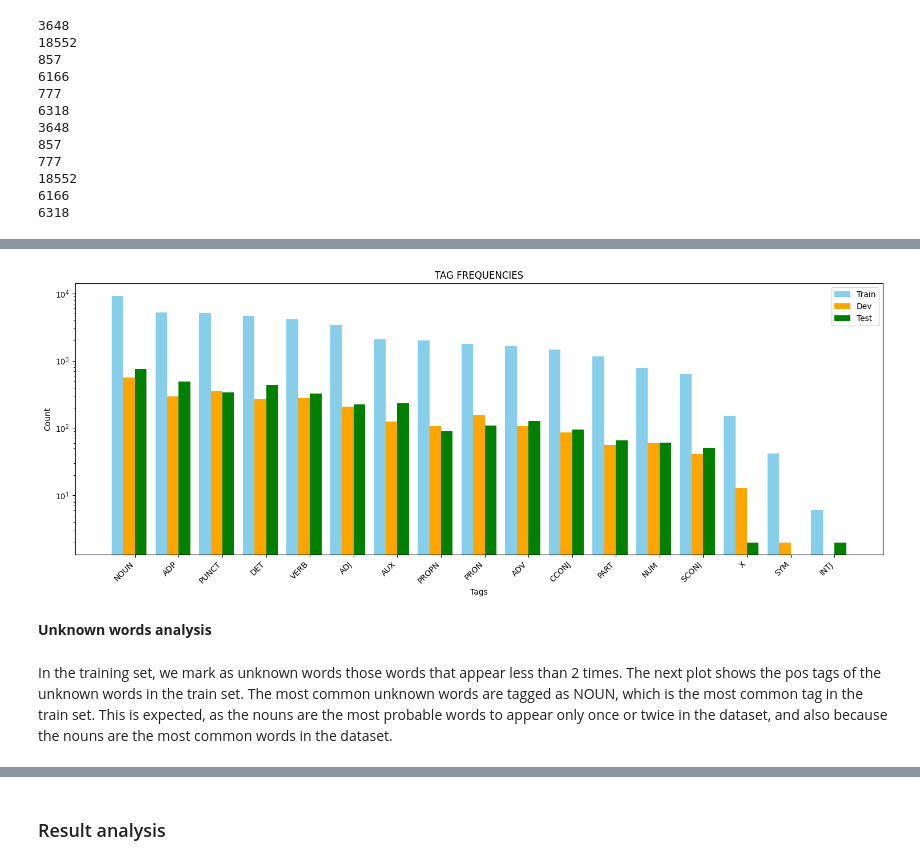
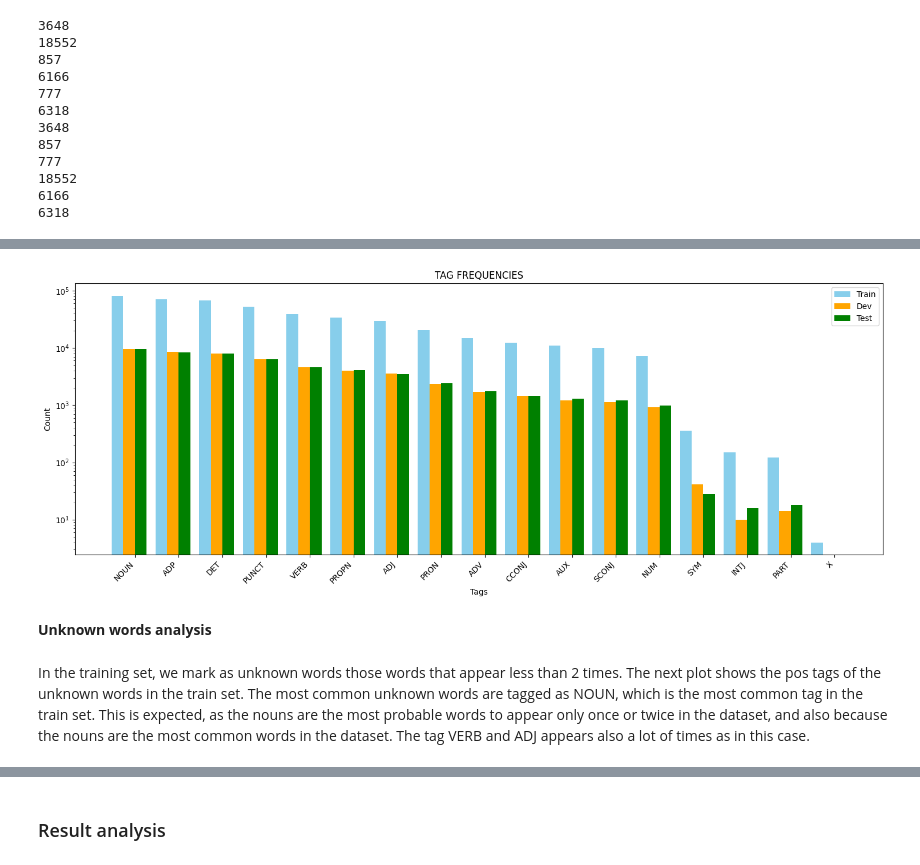
Before and after one commit to Maits27/Computational_syntax, a Jupyter notebook: resultAnalysis.ipynb, the cells around one changed output, grey strips where cells are left out. Drawn from its saved outputs; the diff is of its cells as text; code cells hidden in the pictures.

```diff
--- a/resultAnalysis.ipynb
+++ b/resultAnalysis.ipynb
@@ -271,12 +277,12 @@ transition_matrix(transitions)
 # %%
-data = {'train' : counts_trains['English']['tags'],
-        'dev' : counts_dev['English']['tags'],
-        'test' : counts_test['English']['tags']}
+data = {'train' : counts_trains['Spanish']['tags'],
+        'dev' : counts_dev['Spanish']['tags'],
+        'test' : counts_test['Spanish']['tags']}
 plot_subsets_comparison(data, "TAG FREQUENCIES")
 # %% [output]
-[figure, old version]
+[figure, new version]
 # %% [markdown]
 **Unknown words analysis**
 # %% [markdown]
-In the training set, we mark as unknown words those words that appear less than 2 times. The next plot shows the pos tags of the unknown words in the train set. The most common unknown words are tagged as NOUN, which is the most common tag in the train set. This is expected, as the nouns are the most probable words to appear only once or twice in the dataset, and also because the nouns are the most common words in the dataset.
+In the training set, we mark as unknown words those words that appear less than 2 times. The next plot shows the pos tags of the unknown words in the train set. The most common unknown words are tagged as NOUN, which is the most common tag in the train set. This is expected, as the nouns are the most probable words to appear only once or twice in the dataset, and also because the nouns are the most common words in the dataset. The tag VERB and ADJ appears also a lot of times as <UNK> in this case.
 # %%
```
Also changed, not shown: parts of 7 cells of this notebook.
